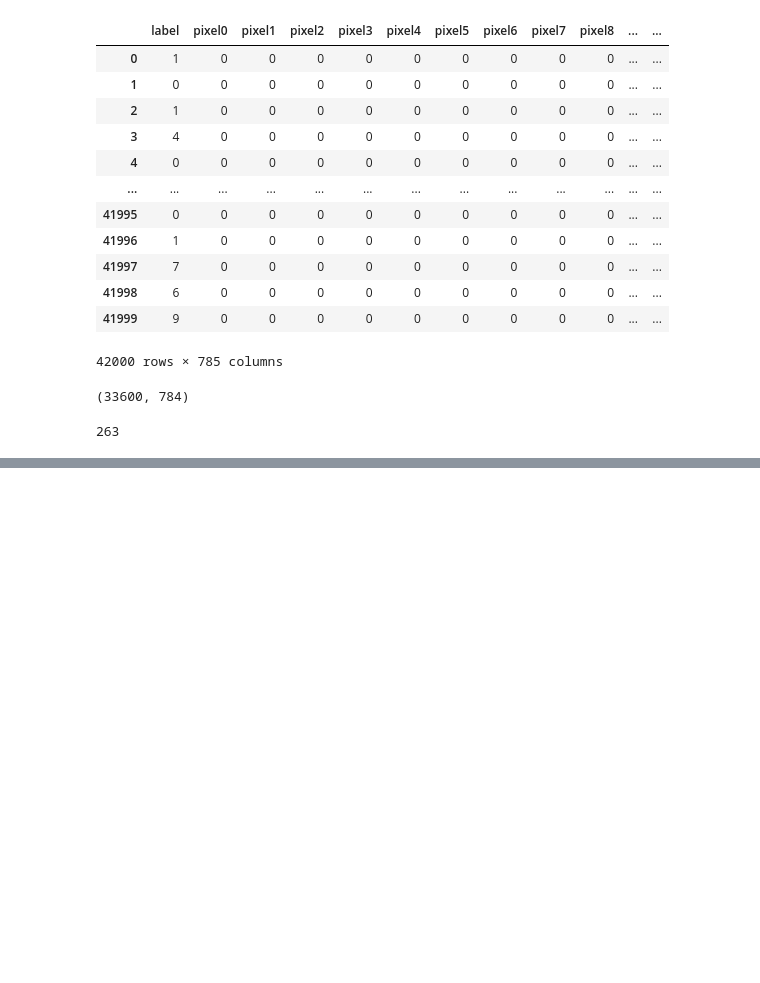
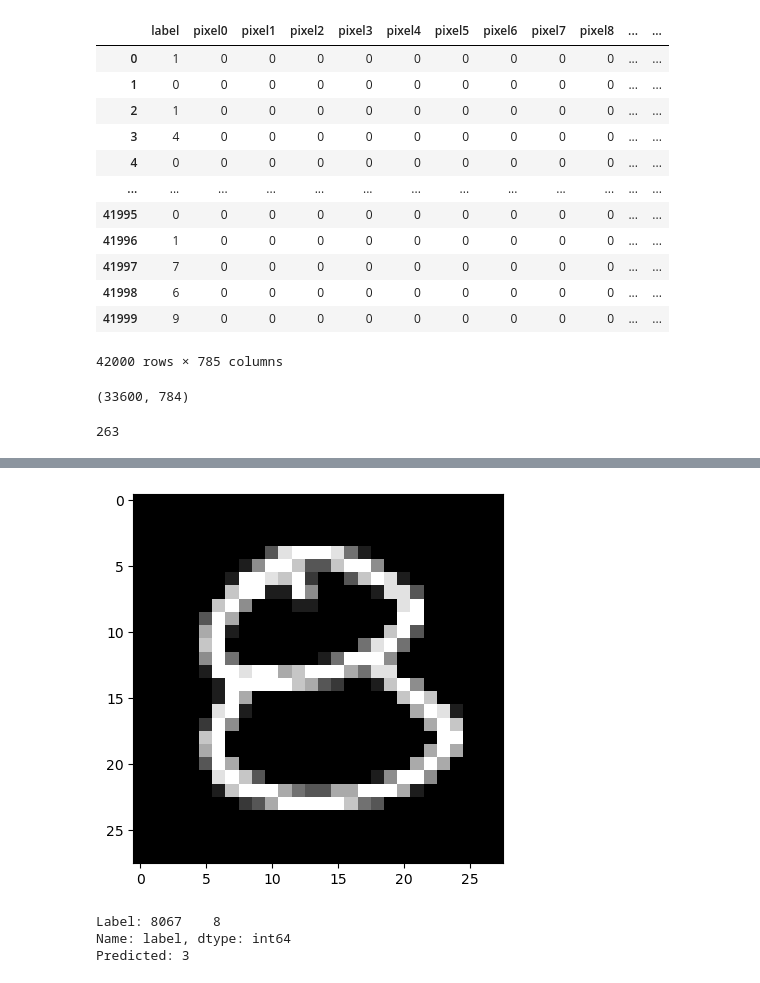
Before and after one commit to firhzmelo/neural-networks-from-scratch, a Jupyter notebook: main.ipynb, the cells around one changed output, grey strips where cells are left out. Drawn from its saved outputs; the diff is of its cells as text; code cells hidden in the pictures; blank space fills up the shorter version.

```diff
--- a/main.ipynb
+++ b/main.ipynb
@@ -112,0 +142,7 @@ print(predictions.shape)
+# %%
+incorrect_example(X_test, y_test, sklearn_predictions)
+# %% [output]
+[figure, added]
+Label: 8067    8
+Name: label, dtype: int64
+Predicted: 3
```
Also changed, not shown: parts of 19 cells of this notebook, 5 other files.
